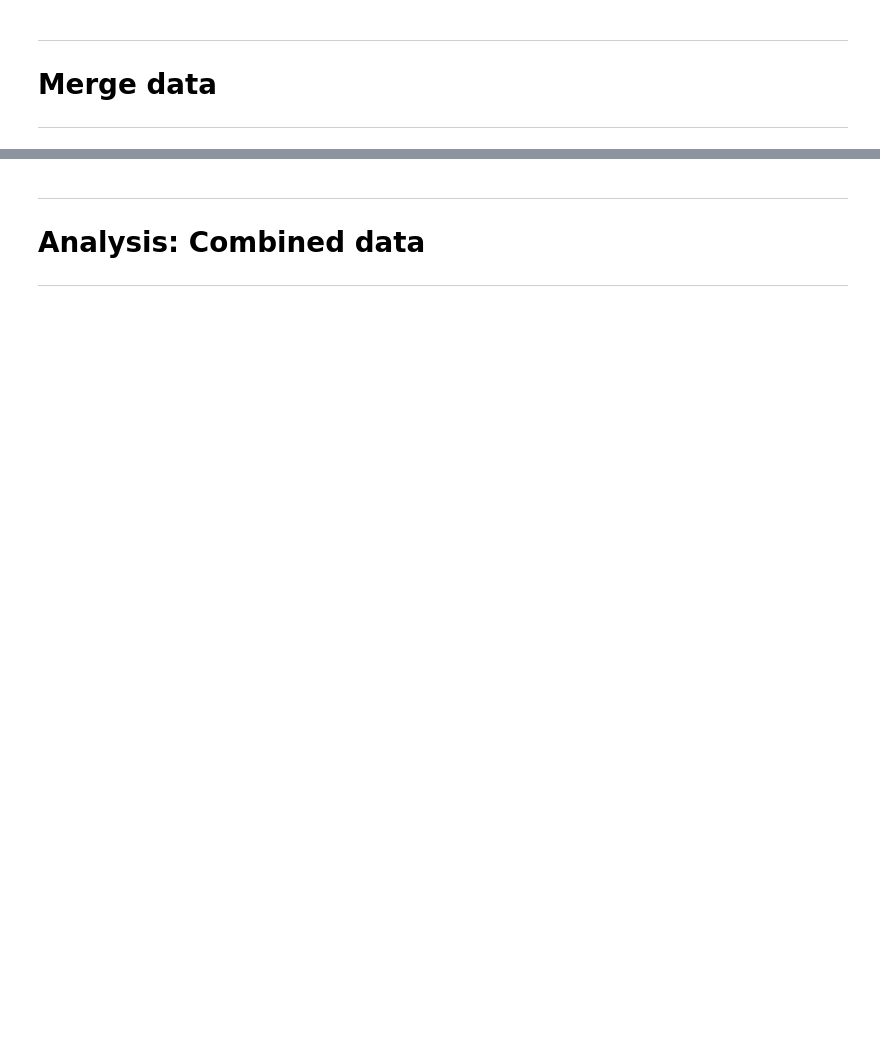
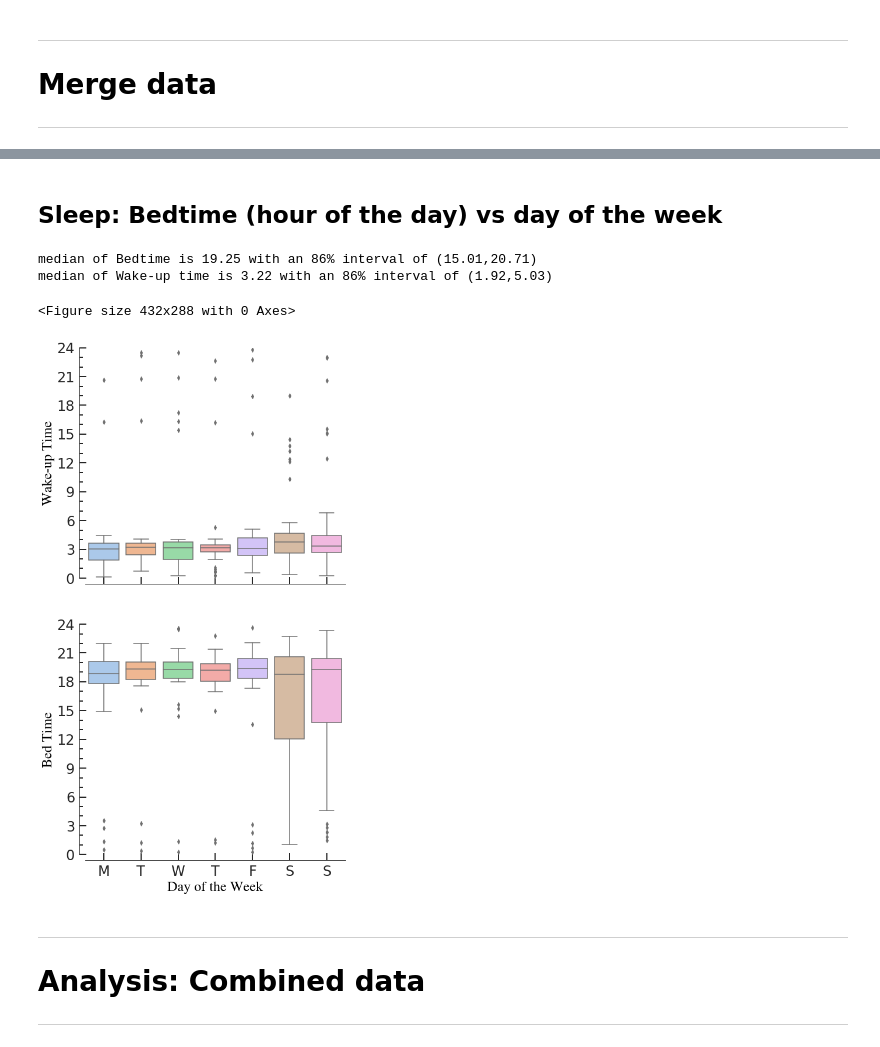
Before and after one commit to Heringer-Epson/Lantern, a Jupyter notebook: course_python/project/Project_draft_Epson.ipynb, the cells around one changed output, grey strips where cells are left out. Cells and saved outputs as stored; diff of their text form; code cells hidden in the pictures; blank space fills up the shorter version.

```diff
--- a/course_python/project/Project_draft_Epson.ipynb
+++ b/course_python/project/Project_draft_Epson.ipynb
@@ -64,7 +63,7 @@ from collections import Counter
 mpl.rcParams['mathtext.fontset'] = 'stix'
 mpl.rcParams['mathtext.fontset'] = 'stix'
 mpl.rcParams['font.family'] = 'STIXGeneral'
-fs = 36.
+fs = 24.
 # %% [markdown]
 #### Rerieve_Time
 # %%
@@ -120,2 +121,6 @@ run_tests()
+# %%
+def get_quantiles(var_name, inp_array):
+    q = np.quantile(inp_array, np.array([0.16,0.5,0.84]))
+    print('median of %s is %.2f with an 86%% interval of (%.2f,%.2f)' %(var_name, q[1], q[0], q[2]))
 # %% [markdown]
 ---
@@ -139,20 +144,21 @@ starttime_obj = Retrieve_Timestamps(
   sleep_df['start_time'].values/1000., sleep_df['time_offset'].values, 'UTC', 'milisec', time_format).out
 endtime_obj = Retrieve_Timestamps(
   sleep_df['end_time'].values/1000., sleep_df['time_offset'].values, 'UTC', 'milisec', time_format).out
-sleep_df['Start_time_obj'] = starttime_obj
+sleep_df['Start_time_obj_sleep'] = starttime_obj
 
 #Compute the measurement date (without including hour--for merging purposes).
 sleep_df['date'] = np.array([t.strftime('%Y/%m/%d') for t in starttime_obj])
 
 #Compute hour of the day the measurement started.
 sleep_df['start_hour'] = np.array([t.hour + t.minute/60. + t.second/3600. for t in starttime_obj])
+sleep_df['end_hour'] = np.array([t.hour + t.minute/60. + t.second/3600. for t in endtime_obj])
 
 #Compute day of the week.
 sleep_df['weekday'] = np.array([calendar.day_name[t.weekday()] for t in starttime_obj])
 
 #Compute sleep duration.
 duration = endtime_obj - starttime_obj
-sleep_df['sleep_duration'] = np.array([t.days*24.*60 + t.seconds/60. for t in duration]) #In minutes
+sleep_df['sleep_duration'] = np.array([t.days*24. + t.seconds/3600. for t in duration]) #In hours
 
 #Compute time progression.
 ref_date = min(starttime_obj)
@@ -189,10 +195,10 @@ def coarsify_duration(x):
         return '2 < tz < 5'
     elif (x > 5.):
         return 'tz > 5'
-
-sleep_df['tz_duration'] = [coarsify_duration(tz) for tz in tz_duration]
+tz_duration = [coarsify_duration(tz) for tz in tz_duration]
 #We don't know for how long the person had been on the initial time zone.
-sleep_df['tz_duration'].iloc[0:3] = np.nan
+tz_duration[0:3] = [np.nan, np.nan, np.nan]
+sleep_df['tz_duration'] = tz_duration
 # %%
 #Aggregate the data according to date.
 aggregator = {'sleep_duration':'sum', 'efficiency':'mean', 'tz_duration':'first', 'date':'first', 'weekday':'first'}
@@ -433,3 +406,59 @@ print(master_df)
+# %% [markdown]
+## Sleep: Bedtime (hour of the day) vs day of the week
+# %%
+#Trim data by removing recent timezone changes.
+aux_df = sleep_df[sleep_df['tz_duration'] == 'tz > 5']
+
+#Make plots.
+plt.clf()
+fig, (ax1, ax2) = plt.subplots(
+  2,1, gridspec_kw = {'height_ratios':[1, 1]}, figsize=(8,16))
+
+sns.set(style='ticks', palette='pastel')
+order = ["Monday", "Tuesday", "Wednesday", "Thursday", "Friday", "Saturday", "Sunday"]
+
+g = sns.boxplot(x='weekday', y='end_hour', data=aux_df, ax=ax1, order=order)
+
+g = sns.boxplot(x='weekday', y='start_hour', data=aux_df, ax=ax2, order=order)
+g.set_xticklabels(['M', 'T', 'W', 'T', 'F', 'S', 'S'])
+
+sns.despine(offset=10, trim=False)
+
+y_label = r'Wake-up Time'
+ax1.set_xlabel('', fontsize=fs)
+ax1.set_ylabel(y_label, fontsize=fs)
+ax1.set_ylim(0., 24.)
+ax1.tick_params(axis='y', which='major', labelsize=fs, pad=8)
+ax1.tick_params(axis='x', which='major', labelsize=fs, pad=8)
+ax1.tick_params(
+  'both', length=12, width=2., which='major', direction='in')
+ax1.tick_params(
+  'both', length=6, width=2., which='minor', direction='in')
+ax1.yaxis.set_minor_locator(MultipleLocator(1.))
+ax1.yaxis.set_major_locator(MultipleLocator(3.))
+ax1.tick_params(labelbottom=False)
+
+x_label = r'Day of the Week'
+y_label = r'Bed Time'
+ax2.set_xlabel(x_label, fontsize=fs)
+ax2.set_ylabel(y_label, fontsize=fs)
+ax2.set_ylim(0., 24.)
+ax2.tick_params(axis='y', which='major', labelsize=fs, pad=8)
+ax2.tick_params(axis='x', which='major', labelsize=fs, pad=8)
+ax2.tick_params(
+  'both', length=12, width=2., which='major', direction='in')
+ax2.tick_params(
+  'both', length=6, width=2., which='minor', direction='in')
+ax2.yaxis.set_minor_locator(MultipleLocator(1.))
+ax2.yaxis.set_major_locator(MultipleLocator(3.))
+
+get_quantiles('Bedtime', sleep_df['start_hour'].values)
+get_quantiles('Wake-up time', sleep_df['end_hour'].values)
+# %% [output]
+median of Bedtime is 19.25 with an 86% interval of (15.01,20.71)
+median of Wake-up time is 3.22 with an 86% interval of (1.92,5.03)
+<Figure size 432x288 with 0 Axes>
+[figure, added]
 # %% [markdown]
 ---
 # Analysis: Combined data
```
Also changed, not shown: parts of 21 cells of this notebook, 4 other files.
